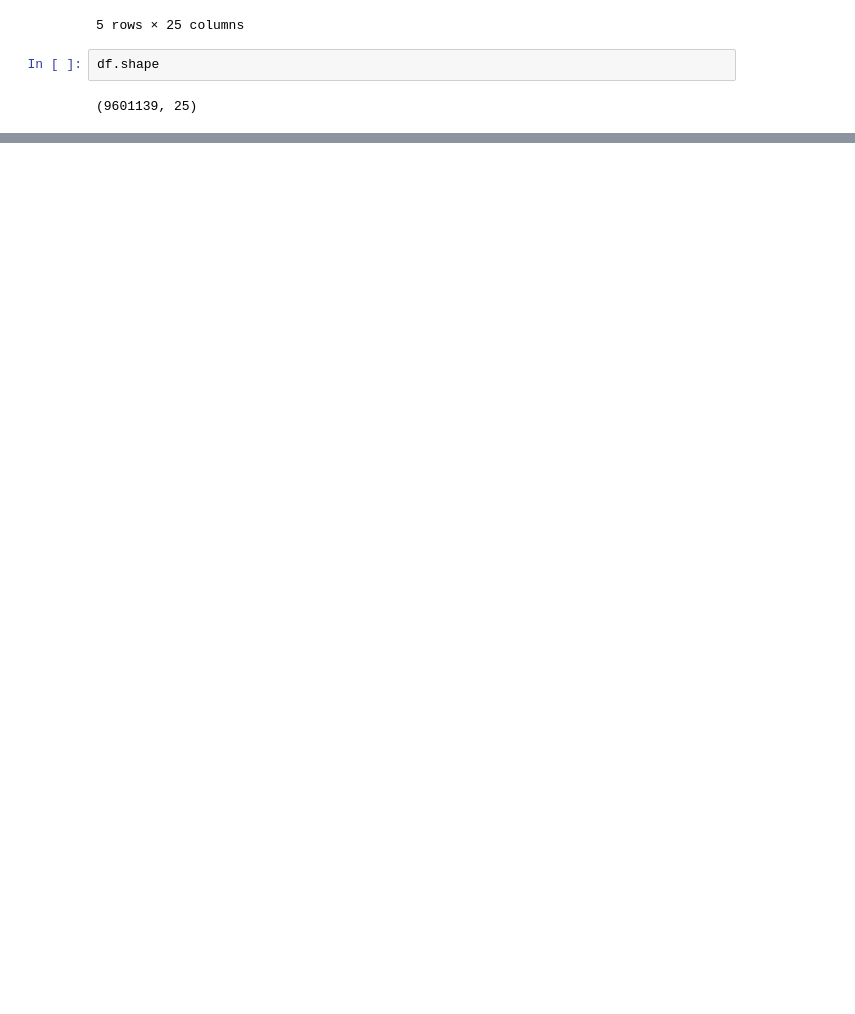
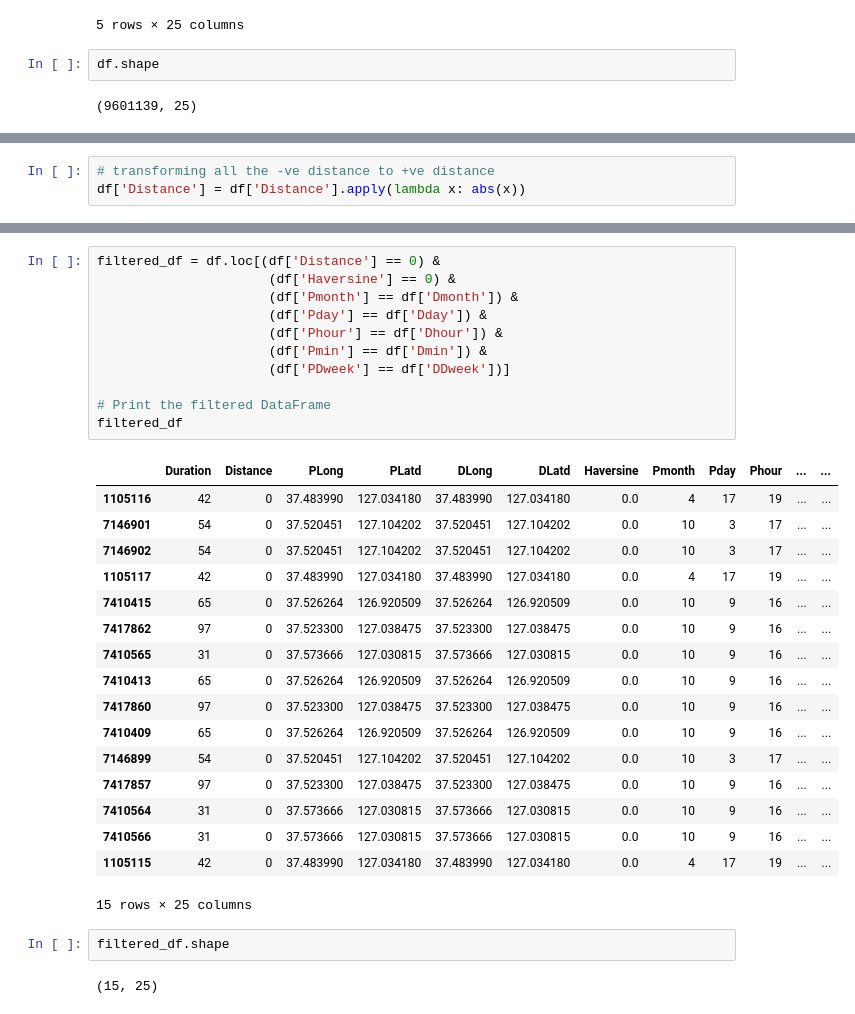
Before and after one commit to Kiran0R0Patil/seoul-bike-insights-and-predictions, a Jupyter notebook: seoul-bike-insights-and-predictions.ipynb, the cells around one changed output, grey strips where cells are left out. Saved outputs shown, nothing was run; the diff lists cells and outputs as text; blank space fills up the shorter version.

```diff
--- a/seoul-bike-insights-and-predictions.ipynb
+++ b/seoul-bike-insights-and-predictions.ipynb
@@ -81,0 +132,3 @@ memory usage: 659.3 MB
+# %%
+# transforming all the -ve distance to +ve distance
+df['Distance'] = df['Distance'].apply(lambda x: abs(x))
@@ -81,0 +192,33 @@ memory usage: 659.3 MB
+# %%
+filtered_df = df.loc[(df['Distance'] == 0) &
+                      (df['Haversine'] == 0) &
+                      (df['Pmonth'] == df['Dmonth']) &
+                      (df['Pday'] == df['Dday']) &
+                      (df['Phour'] == df['Dhour']) &
+                      (df['Pmin'] == df['Dmin']) &
+                      (df['PDweek'] == df['DDweek'])]
+
+# Print the filtered DataFrame
+filtered_df
+# %% [output]
+|  | Duration | Distance | PLong | PLatd | DLong | DLatd | Haversine | Pmonth | Pday | Phour | ... | ... |
+| 1105116 | 42 | 0 | 37.483990 | 127.034180 | 37.483990 | 127.034180 | 0.0 | 4 | 17 | 19 | ... | ... |
+| 7146901 | 54 | 0 | 37.520451 | 127.104202 | 37.520451 | 127.104202 | 0.0 | 10 | 3 | 17 | ... | ... |
+| 7146902 | 54 | 0 | 37.520451 | 127.104202 | 37.520451 | 127.104202 | 0.0 | 10 | 3 | 17 | ... | ... |
+| 1105117 | 42 | 0 | 37.483990 | 127.034180 | 37.483990 | 127.034180 | 0.0 | 4 | 17 | 19 | ... | ... |
+| 7410415 | 65 | 0 | 37.526264 | 126.920509 | 37.526264 | 126.920509 | 0.0 | 10 | 9 | 16 | ... | ... |
+| 7417862 | 97 | 0 | 37.523300 | 127.038475 | 37.523300 | 127.038475 | 0.0 | 10 | 9 | 16 | ... | ... |
+| 7410565 | 31 | 0 | 37.573666 | 127.030815 | 37.573666 | 127.030815 | 0.0 | 10 | 9 | 16 | ... | ... |
+| 7410413 | 65 | 0 | 37.526264 | 126.920509 | 37.526264 | 126.920509 | 0.0 | 10 | 9 | 16 | ... | ... |
+| 7417860 | 97 | 0 | 37.523300 | 127.038475 | 37.523300 | 127.038475 | 0.0 | 10 | 9 | 16 | ... | ... |
+| 7410409 | 65 | 0 | 37.526264 | 126.920509 | 37.526264 | 126.920509 | 0.0 | 10 | 9 | 16 | ... | ... |
+| 7146899 | 54 | 0 | 37.520451 | 127.104202 | 37.520451 | 127.104202 | 0.0 | 10 | 3 | 17 | ... | ... |
+| 7417857 | 97 | 0 | 37.523300 | 127.038475 | 37.523300 | 127.038475 | 0.0 | 10 | 9 | 16 | ... | ... |
+| 7410564 | 31 | 0 | 37.573666 | 127.030815 | 37.573666 | 127.030815 | 0.0 | 10 | 9 | 16 | ... | ... |
+| 7410566 | 31 | 0 | 37.573666 | 127.030815 | 37.573666 | 127.030815 | 0.0 | 10 | 9 | 16 | ... | ... |
+| 1105115 | 42 | 0 | 37.483990 | 127.034180 | 37.483990 | 127.034180 | 0.0 | 4 | 17 | 19 | ... | ... |
+15 rows × 25 columns
+# %%
+filtered_df.shape
+# %% [output]
+(15, 25)
```
Also changed, not shown: parts of 21 cells of this notebook.
